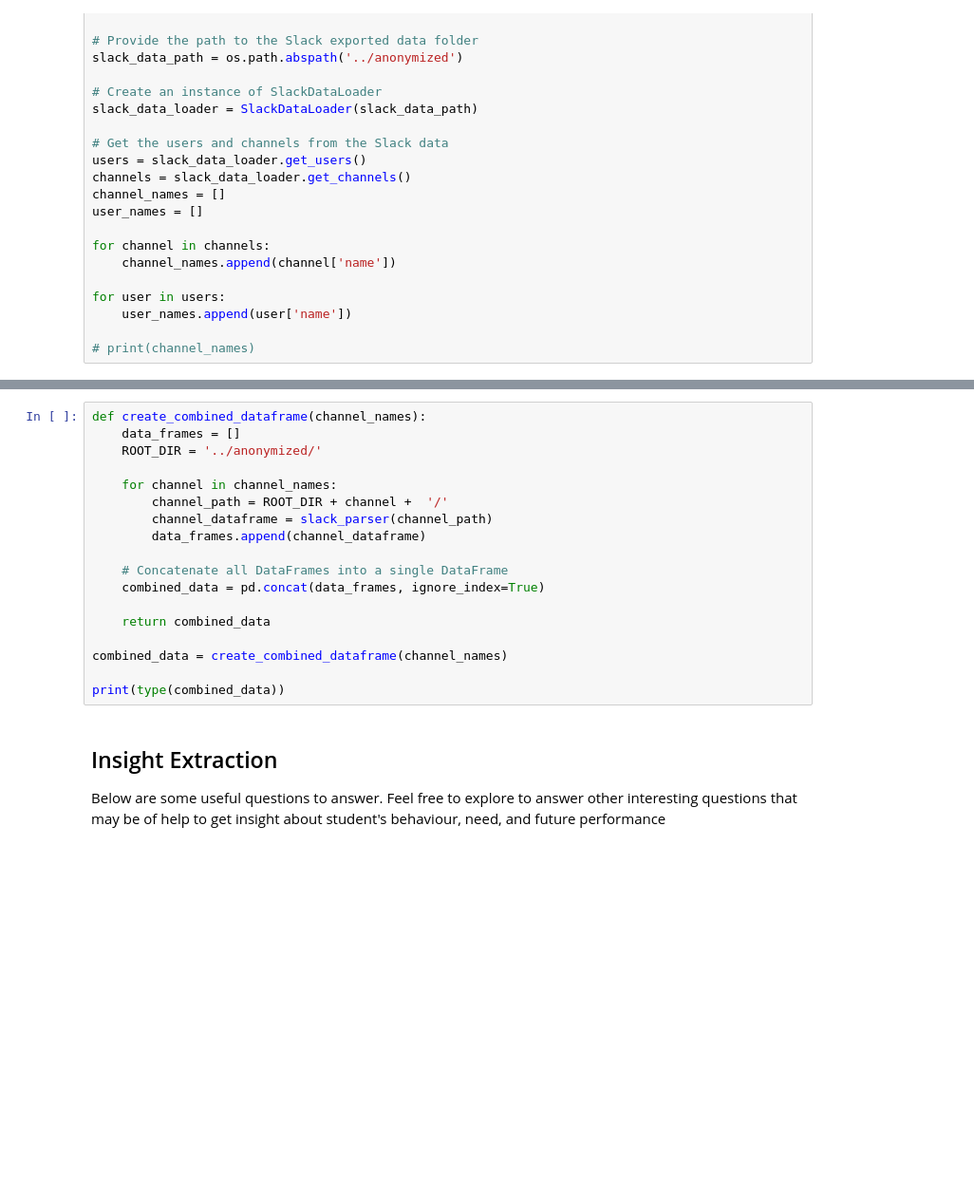
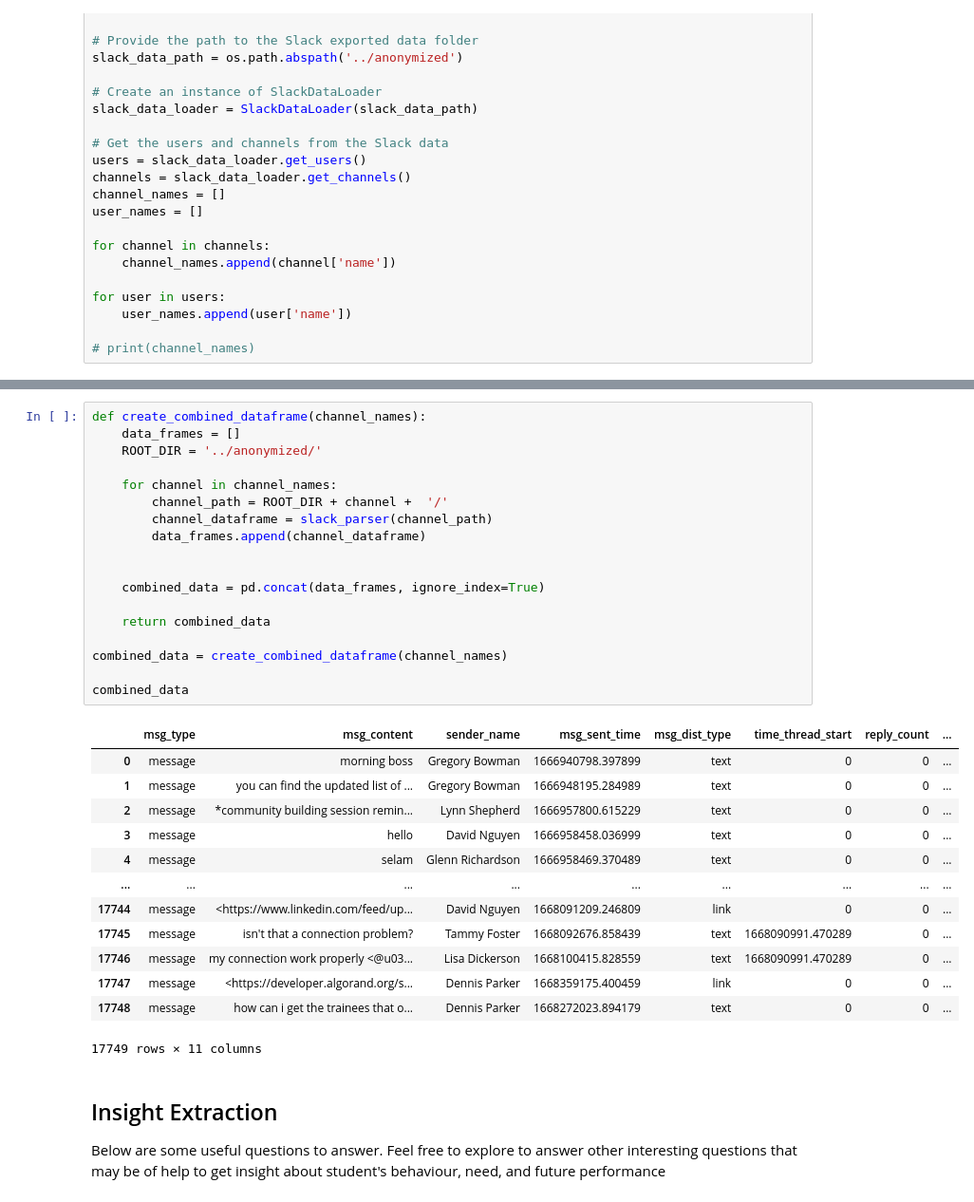
Before and after one commit to natybkl/Slack-Workspace-Data-Analysis, a Jupyter notebook: notebooks/parse_slack_data.ipynb, the cells around one changed output, grey strips where cells are left out. Shown: that part at 95% size. Drawn from its saved outputs; the diff is of its cells as text; blank space fills up the shorter version.

```diff
--- a/notebooks/parse_slack_data.ipynb
+++ b/notebooks/parse_slack_data.ipynb
@@ -150,21 +167,35 @@ for user in users:
 # %%
 def create_combined_dataframe(channel_names):
     data_frames = []
     ROOT_DIR = '../anonymized/'
 
     for channel in channel_names:
         channel_path = ROOT_DIR + channel +  '/'
         channel_dataframe = slack_parser(channel_path)
         data_frames.append(channel_dataframe)
 
-    # Concatenate all DataFrames into a single DataFrame
+
     combined_data = pd.concat(data_frames, ignore_index=True)
 
     return combined_data
 
 combined_data = create_combined_dataframe(channel_names)
 
-print(type(combined_data))
+combined_data
+# %% [output]
+|  | msg_type | msg_content | sender_name | msg_sent_time | msg_dist_type | time_thread_start | reply_count | ... |
+| 0 | message | morning boss | Gregory Bowman | 1666940798.397899 | text | 0 | 0 | ... |
+| 1 | message | you can find the updated list of ... | Gregory Bowman | 1666948195.284989 | text | 0 | 0 | ... |
+| 2 | message | *community building session remin... | Lynn Shepherd | 1666957800.615229 | text | 0 | 0 | ... |
+| 3 | message | hello | David Nguyen | 1666958458.036999 | text | 0 | 0 | ... |
+| 4 | message | selam | Glenn Richardson | 1666958469.370489 | text | 0 | 0 | ... |
+| ... | ... | ... | ... | ... | ... | ... | ... | ... |
+| 17744 | message | <https://www.linkedin.com/feed/up... | David Nguyen | 1668091209.246809 | link | 0 | 0 | ... |
+| 17745 | message | isn't that a connection problem? | Tammy Foster | 1668092676.858439 | text | 1668090991.470289 | 0 | ... |
+| 17746 | message | my connection work properly <@u03... | Lisa Dickerson | 1668100415.828559 | text | 1668090991.470289 | 0 | ... |
+| 17747 | message | <https://developer.algorand.org/s... | Dennis Parker | 1668359175.400459 | link | 0 | 0 | ... |
+| 17748 | message | how can i get the trainees that o... | Dennis Parker | 1668272023.894179 | text | 0 | 0 | ... |
+17749 rows × 11 columns
 # %% [markdown]
 ## Insight Extraction
 
```
Also changed, not shown: parts of 6 cells of this notebook.
